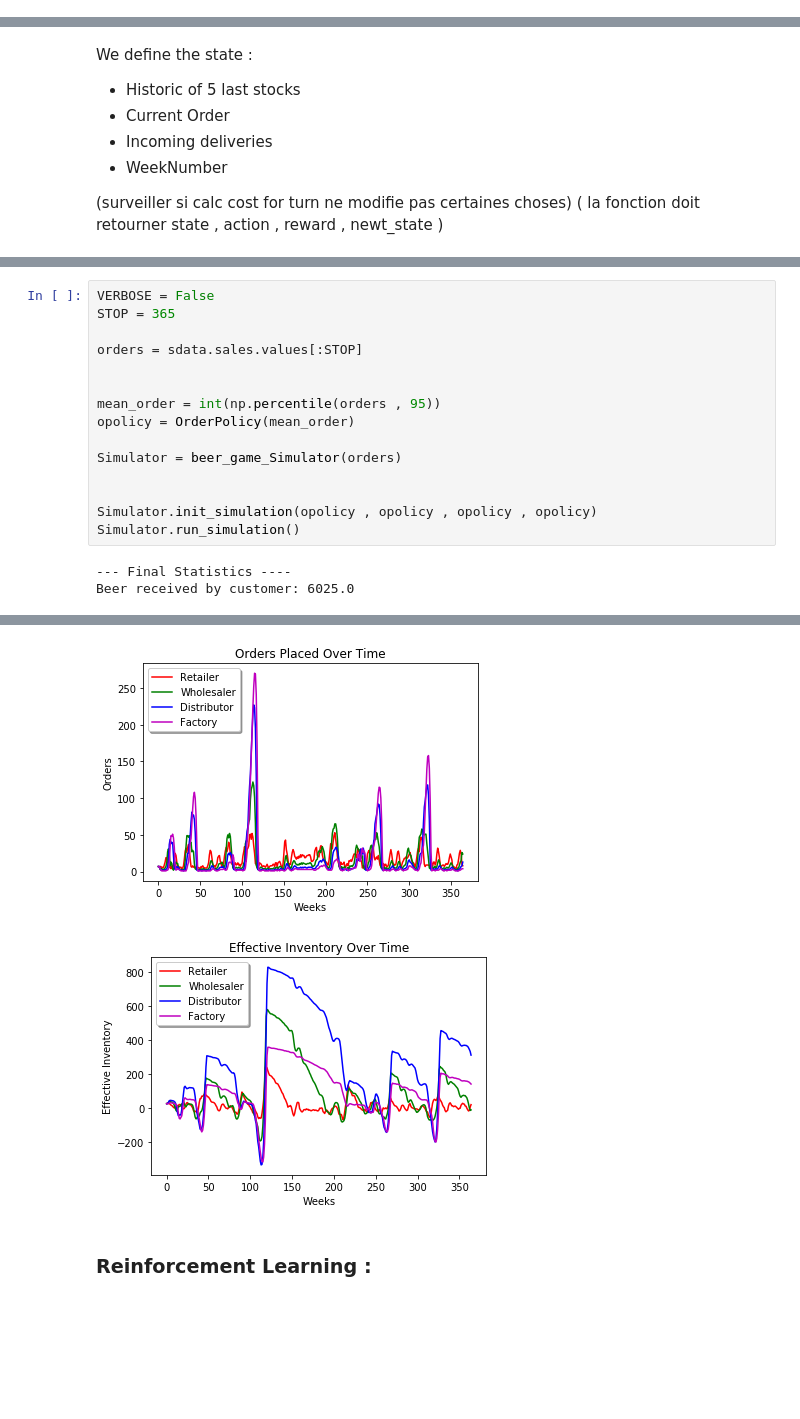
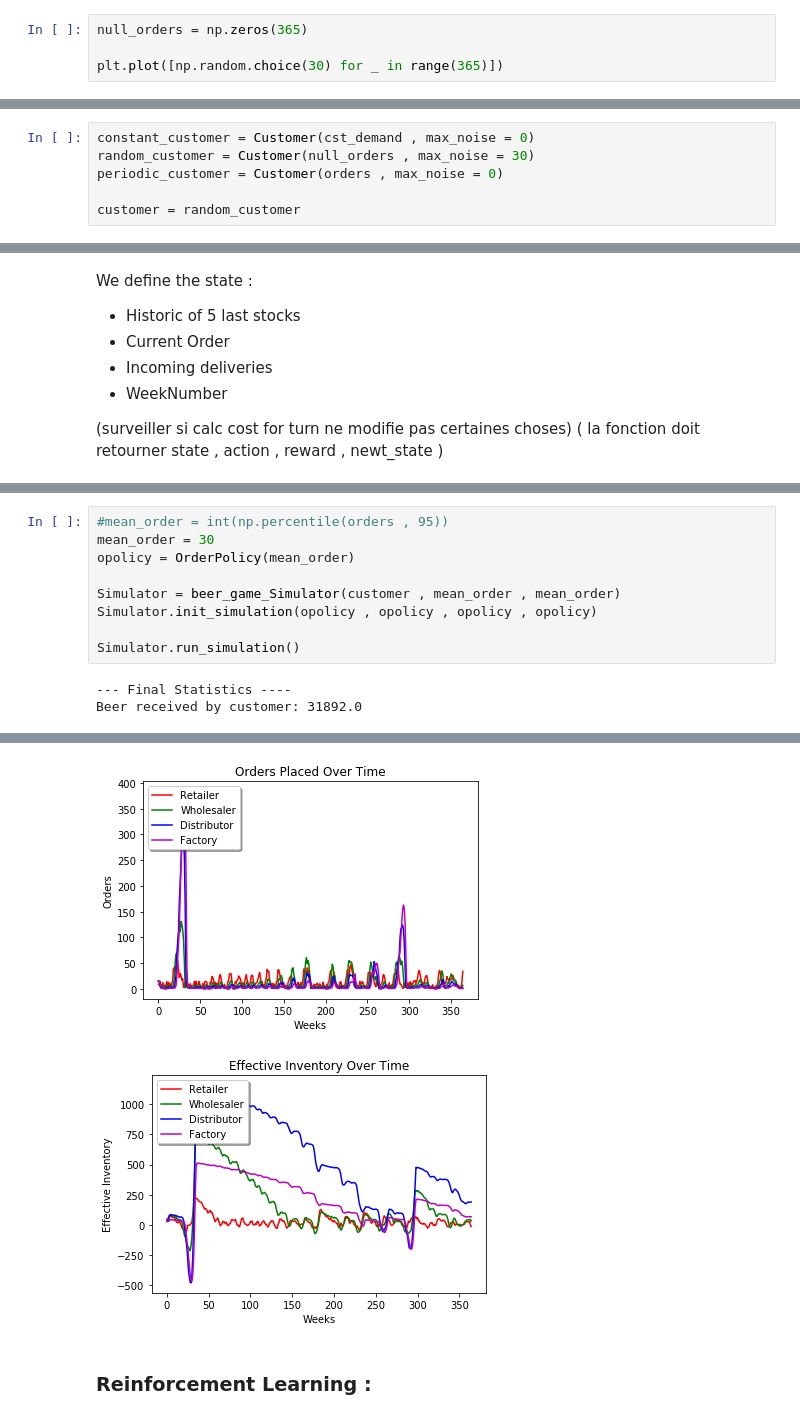
Before and after one commit to ahmedlahloum/Reinforcement-Learning-Project, a Jupyter notebook: Main_Notebook.ipynb, the cells around one changed output, grey strips where cells are left out. Cells and saved outputs as stored; diff of their text form; blank space fills up the shorter version.

```diff
--- a/Main_Notebook.ipynb
+++ b/Main_Notebook.ipynb
@@ -7,0 +15,4 @@ Populating the interactive namespace from numpy and matplotlib
+# %%
+null_orders = np.zeros(365)
+
+plt.plot([np.random.choice(30) for _ in range(365)])
@@ -26,3 +44,9 @@ import numpy as np
+# %%
+constant_customer = Customer(cst_demand , max_noise = 0)
+random_customer = Customer(null_orders , max_noise = 30)
+periodic_customer = Customer(orders , max_noise = 0)
+
+customer = random_customer
 # %%
 class beer_game_Simulator:
 
@@ -251,18 +270,12 @@ Simulator.step()
 # %%
-VERBOSE = False
-STOP = 365
-
-orders = sdata.sales.values[:STOP]
-
-
-mean_order = int(np.percentile(orders , 95))
+#mean_order = int(np.percentile(orders , 95))
+mean_order = 30
 opolicy = OrderPolicy(mean_order)
 
-Simulator = beer_game_Simulator(orders)
+Simulator = beer_game_Simulator(customer , mean_order , mean_order)
+Simulator.init_simulation(opolicy , opolicy , opolicy , opolicy)
 
-
-Simulator.init_simulation(opolicy , opolicy , opolicy , opolicy)
 Simulator.run_simulation()
 # %% [output]
 --- Final Statistics ----
-Beer received by customer: 6025.0
+Beer received by customer: 31892.0
@@ -270,5 +283,5 @@ Beer received by customer: 6025.0
-[figure, old version]
+[figure, new version]
-[figure, old version]
+[figure, new version]
 # %% [markdown]
 ### Reinforcement Learning :
 # %% [markdown]
```
Also changed, not shown: parts of 22 cells of this notebook, 1 other file.
